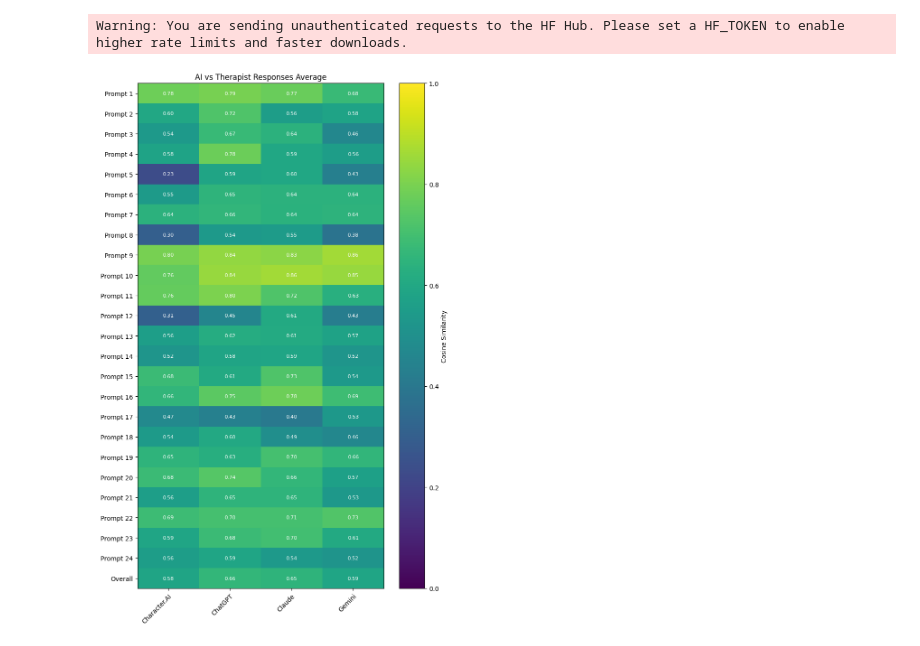
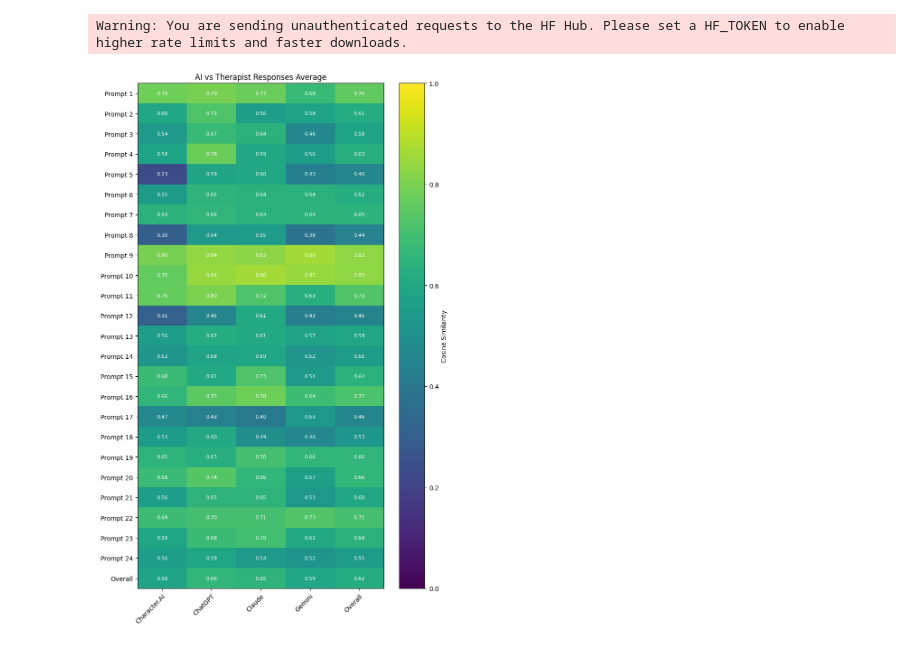
Before and after one commit to SunwooKim12345/cse590-project, a Jupyter notebook: scripts/scenario_2_cosine_similarity.ipynb, the cells around one changed output. Drawn from its saved outputs; the diff is of its cells as text; code cells hidden in the pictures.

Commit message:
better cosine similarity graph

```diff
--- a/scripts/scenario_2_cosine_similarity.ipynb
+++ b/scripts/scenario_2_cosine_similarity.ipynb
@@ -166,29 +166,31 @@ for number in range(question_set.size):
 # %%
 #Single heatmap average
 avg_array = []
+ai_models = ["Character.AI", "ChatGPT", "Claude", "Gemini", "Overall"]
 for number in range(question_set.size):
-    avg_array.append(np.mean(results[question_set[number]],axis=1))
+    average = np.mean(results[question_set[number]],axis=1)
+    avg_array.append(np.append(average,[average.mean()]))
 avg_array = np.array(avg_array)
 avg_array = np.append(avg_array, [np.mean(avg_array,axis=0)],axis=0)
 prompts = [f"Prompt {i+1}" for i in range(question_set.size)]
 prompts.append('Overall')
 
 fig, ax = plt.subplots(figsize=(8, max(4, len(prompts) * 0.5)))
 im = ax.imshow(avg_array, vmin=0, vmax=1, aspect="auto")
 
 ax.set_xticks(range(len(ai_models)), labels=ai_models, rotation=45, ha="right", rotation_mode="anchor")
 ax.set_yticks(range(len(prompts)), labels=prompts)
 
 for i in range(len(prompts)):
         for j in range(len(ai_models)):
             text = ax.text(j, i, f"{avg_array[i, j]:.2f}", ha="center", va="center", color="w", fontsize=8)
 
 fig.colorbar(im, ax=ax, label="Cosine Similarity")
 ax.set_title(f"AI vs Therapist Responses Average")
 fig.tight_layout()
 plt.savefig(f"../results/Scenario 2/Heat Maps/Average Across All Prompts.png")
 # %% [output]
-[figure, old version]
+[figure, new version]
 # %%
 all_responses_df = pd.DataFrame()
 for num in range(question_set.size):
```
Also changed, not shown: 2 other files.
